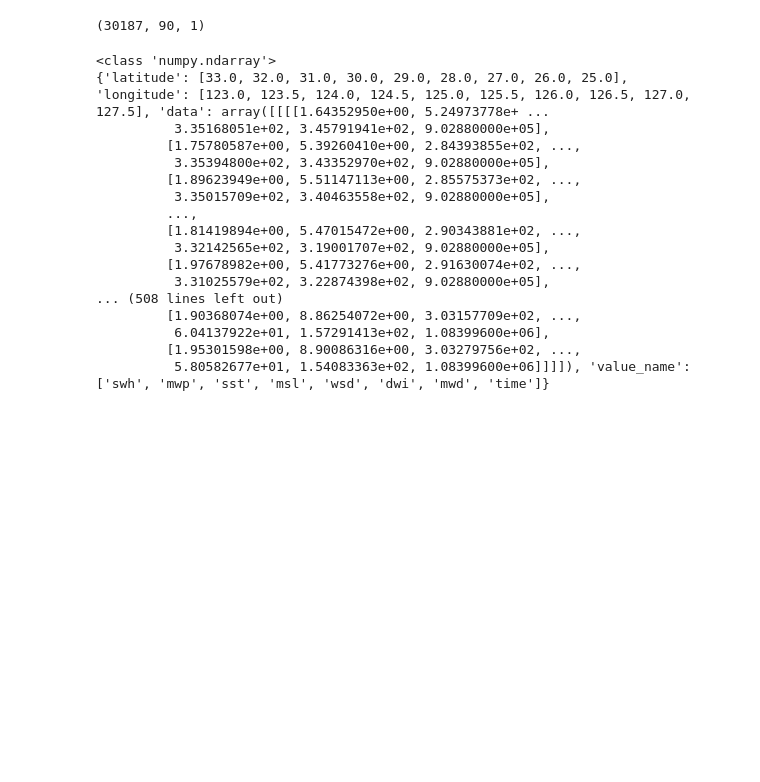
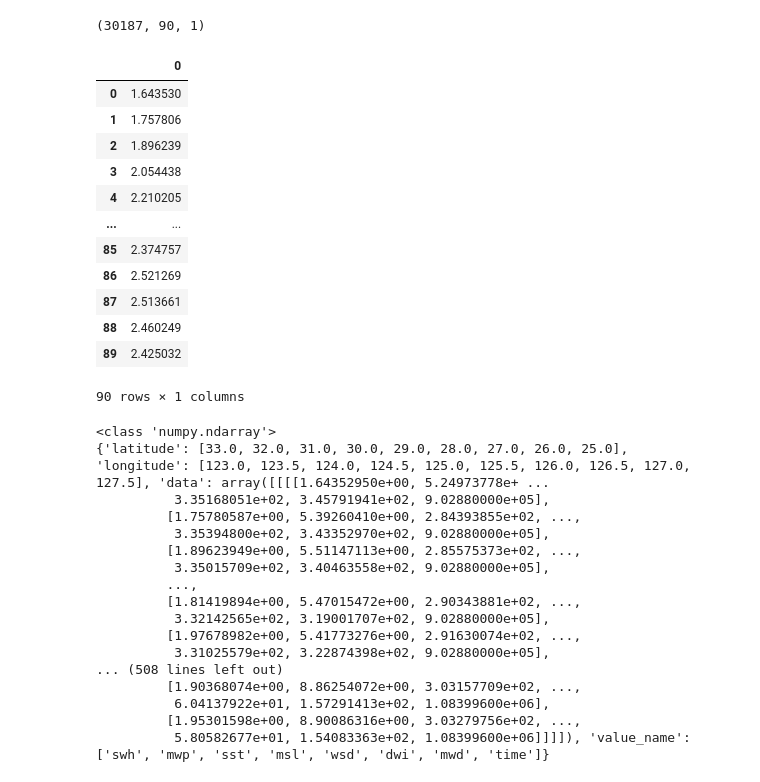
Before and after one commit to LeoWang974/PytorchStudy, a Jupyter notebook: mlBook/lab/labData.ipynb, the cells around one changed output. Cells and saved outputs as stored; diff of their text form; code cells hidden in the pictures; blank space fills up the shorter version.

```diff
--- a/mlBook/lab/labData.ipynb
+++ b/mlBook/lab/labData.ipynb
@@ -17,6 +17,22 @@ waveData.shape
 (30187, 90, 1)
 # %%
 wavaPd = pd.DataFrame(waveData[0])
+# %%
+wavaPd
+# %% [output]
+|  | 0 |
+| 0 | 1.643530 |
+| 1 | 1.757806 |
+| 2 | 1.896239 |
+| 3 | 2.054438 |
+| 4 | 2.210205 |
+| ... | ... |
+| 85 | 2.374757 |
+| 86 | 2.521269 |
+| 87 | 2.513661 |
+| 88 | 2.460249 |
+| 89 | 2.425032 |
+90 rows × 1 columns
 # %%
 fullData = np.load('swh_EastHai_Wave3_Other2_Wind_2proced_Time.npy', encoding = 'latin1', allow_pickle=True)
 print(type(fullData))
```
Also changed, not shown: 2 other files.
